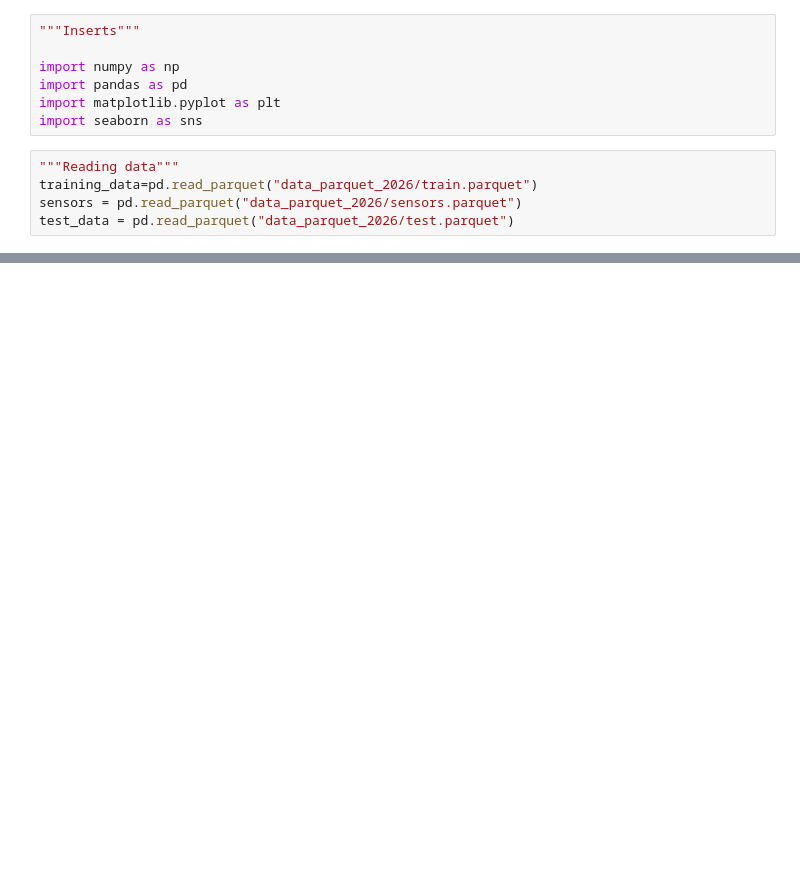
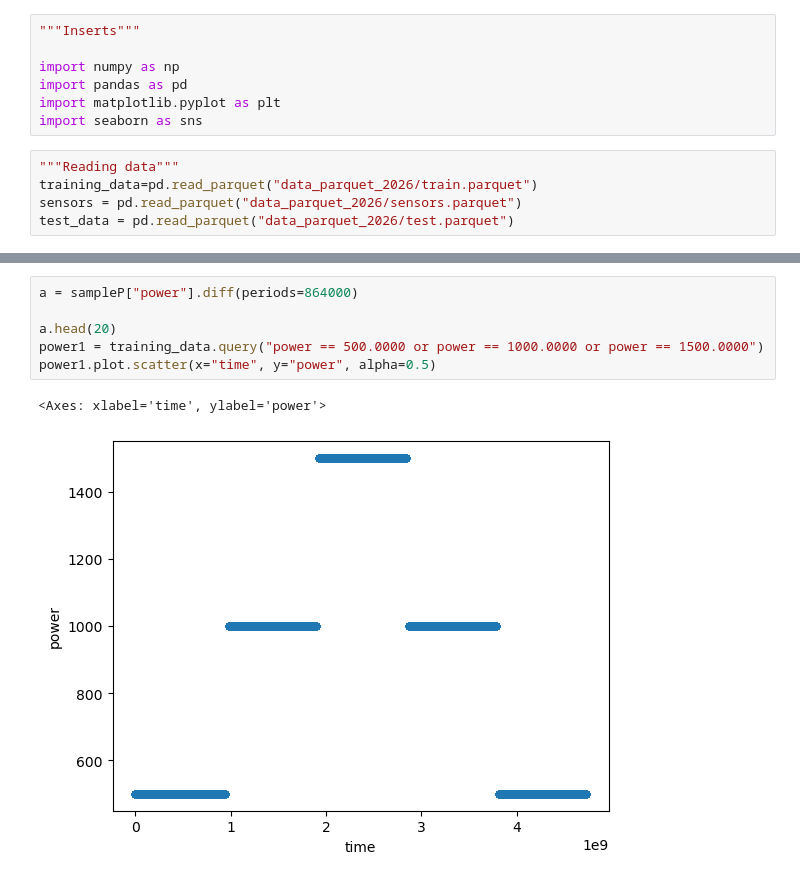
Before and after one commit to Username212305/ML_project_final, a Jupyter notebook: final.ipynb, the cells around one changed output, grey strips where cells are left out. Saved outputs shown, nothing was run; the diff lists cells and outputs as text; blank space fills up the shorter version.

```diff
--- a/final.ipynb
+++ b/final.ipynb
@@ -45,0 +58,9 @@ sample.plot.scatter(x="time", y="temperature", alpha=0.5)
+# %%
+a = sampleP["power"].diff(periods=864000)
+
+a.head(20)
+power1 = training_data.query("power == 500.0000 or power == 1000.0000 or power == 1500.0000")
+power1.plot.scatter(x="time", y="power", alpha=0.5)
+# %% [output]
+<Axes: xlabel='time', ylabel='power'>
+[figure, added]
```
Also changed, not shown: parts of 5 cells of this notebook.
